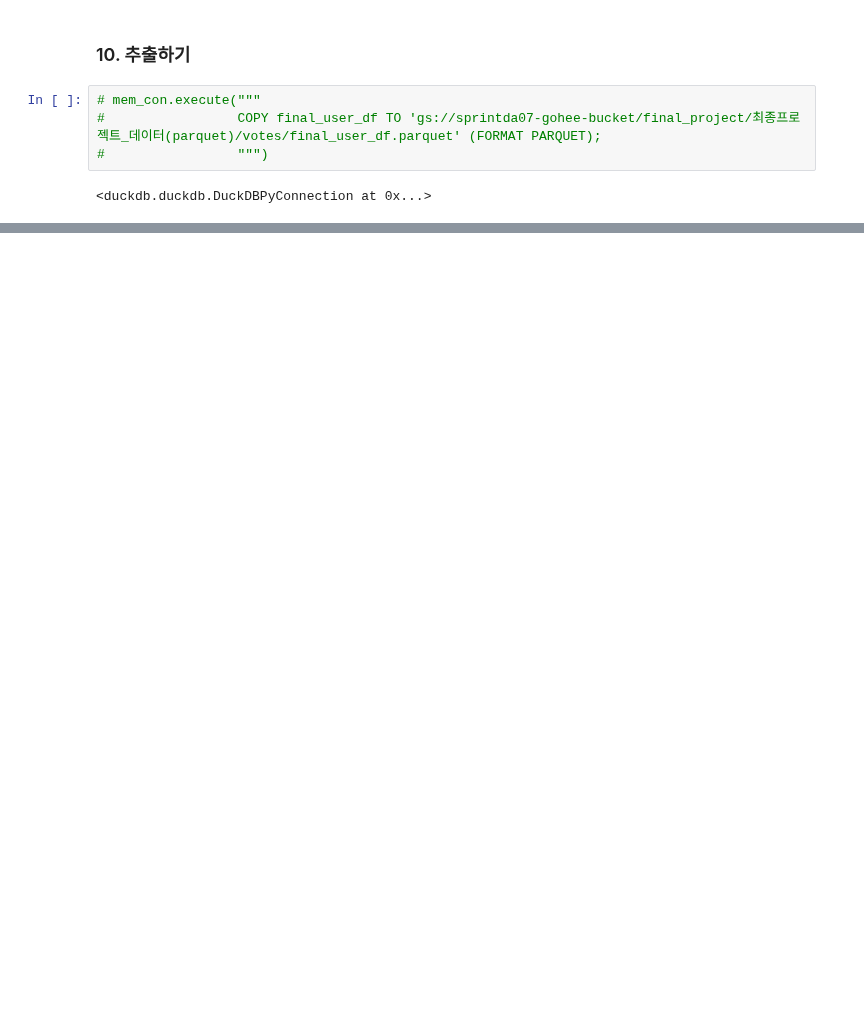
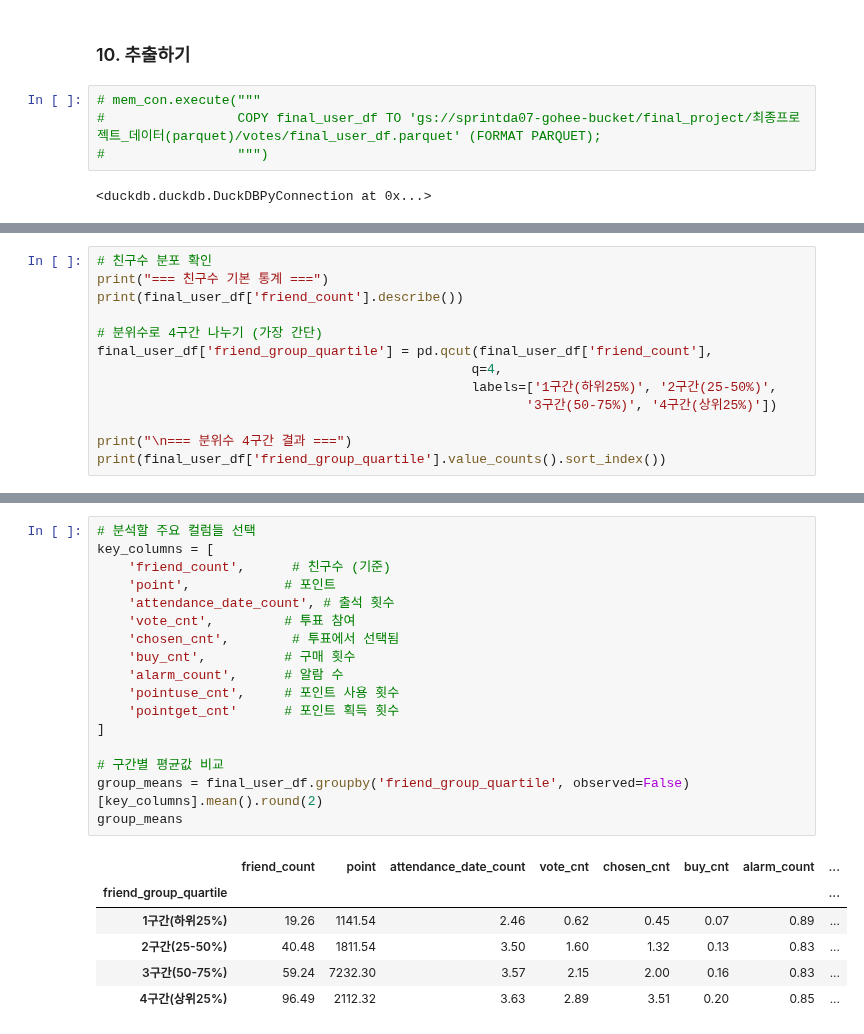
Before and after one commit to goheejieuri/final_project_team3, a Jupyter notebook: sohee.ipynb, the cells around one changed output, grey strips where cells are left out. Saved outputs shown, nothing was run; the diff lists cells and outputs as text; blank space fills up the shorter version.

```diff
--- a/sohee.ipynb
+++ b/sohee.ipynb
@@ -1278,0 +1461,13 @@ final_user_df.head()
+# %%
+# 친구수 분포 확인
+print("=== 친구수 기본 통계 ===")
+print(final_user_df['friend_count'].describe())
+
+# 분위수로 4구간 나누기 (가장 간단)
+final_user_df['friend_group_quartile'] = pd.qcut(final_user_df['friend_count'],
+                                                q=4,
+                                                labels=['1구간(하위25%)', '2구간(25-50%)',
+                                                       '3구간(50-75%)', '4구간(상위25%)'])
+
+print("\n=== 분위수 4구간 결과 ===")
+print(final_user_df['friend_group_quartile'].value_counts().sort_index())
@@ -1278,0 +1510,24 @@ final_user_df.head()
+# %%
+# 분석할 주요 컬럼들 선택
+key_columns = [
+    'friend_count',      # 친구수 (기준)
+    'point',            # 포인트
+    'attendance_date_count', # 출석 횟수
+    'vote_cnt',         # 투표 참여
+    'chosen_cnt',        # 투표에서 선택됨
+    'buy_cnt',          # 구매 횟수
+    'alarm_count',      # 알람 수
+    'pointuse_cnt',     # 포인트 사용 횟수
+    'pointget_cnt'      # 포인트 획득 횟수
+]
+
+# 구간별 평균값 비교
+group_means = final_user_df.groupby('friend_group_quartile', observed=False)[key_columns].mean().round(2)
+group_means
+# %% [output]
+|  | friend_count | point | attendance_date_count | vote_cnt | chosen_cnt | buy_cnt | alarm_count | ... |
+| friend_group_quartile |  |  |  |  |  |  |  | ... |
+| 1구간(하위25%) | 19.26 | 1141.54 | 2.46 | 0.62 | 0.45 | 0.07 | 0.89 | ... |
+| 2구간(25-50%) | 40.48 | 1811.54 | 3.50 | 1.60 | 1.32 | 0.13 | 0.83 | ... |
+| 3구간(50-75%) | 59.24 | 7232.30 | 3.57 | 2.15 | 2.00 | 0.16 | 0.83 | ... |
+| 4구간(상위25%) | 96.49 | 2112.32 | 3.63 | 2.89 | 3.51 | 0.20 | 0.85 | ... |
```
Also changed, not shown: parts of 35 cells of this notebook, 1 other file.
